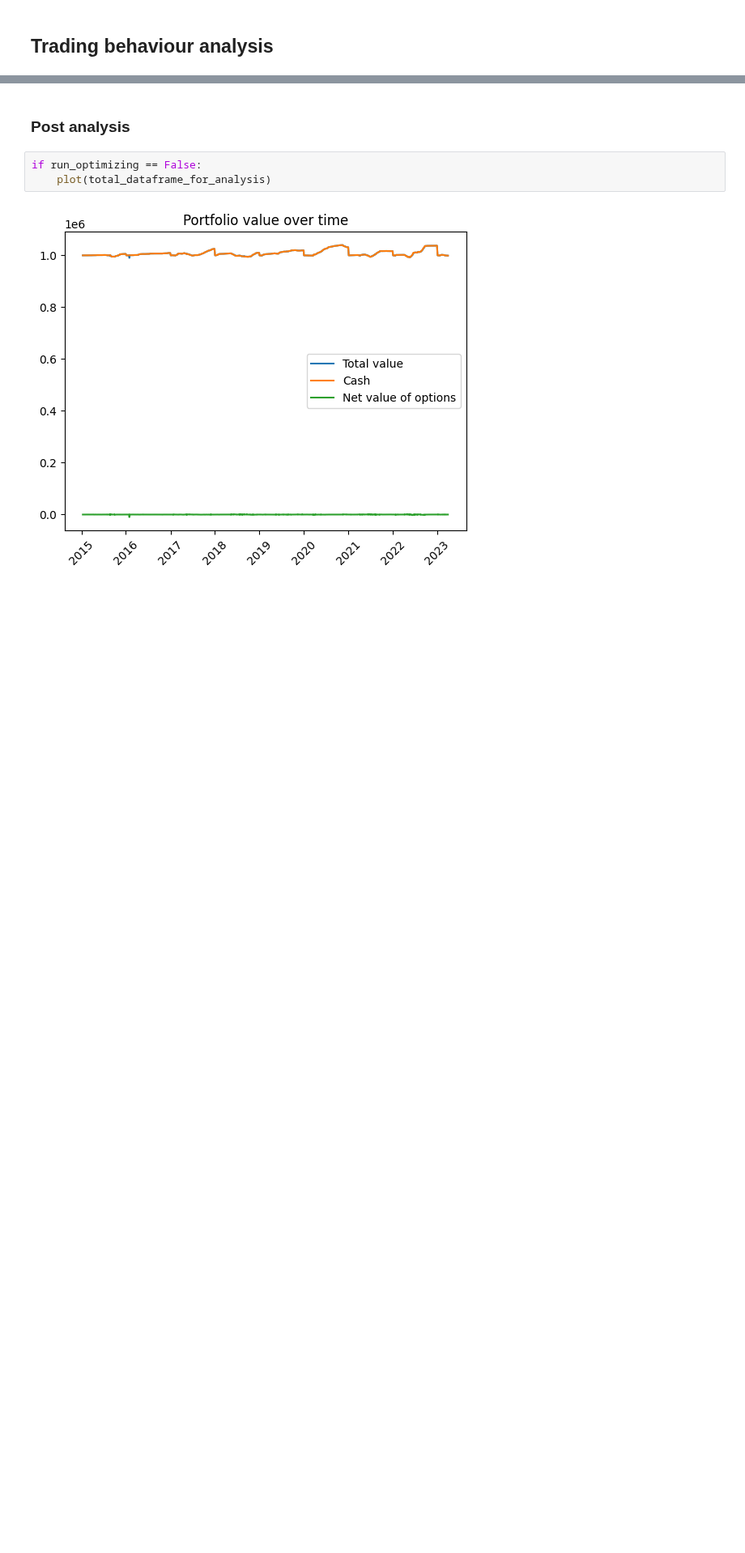
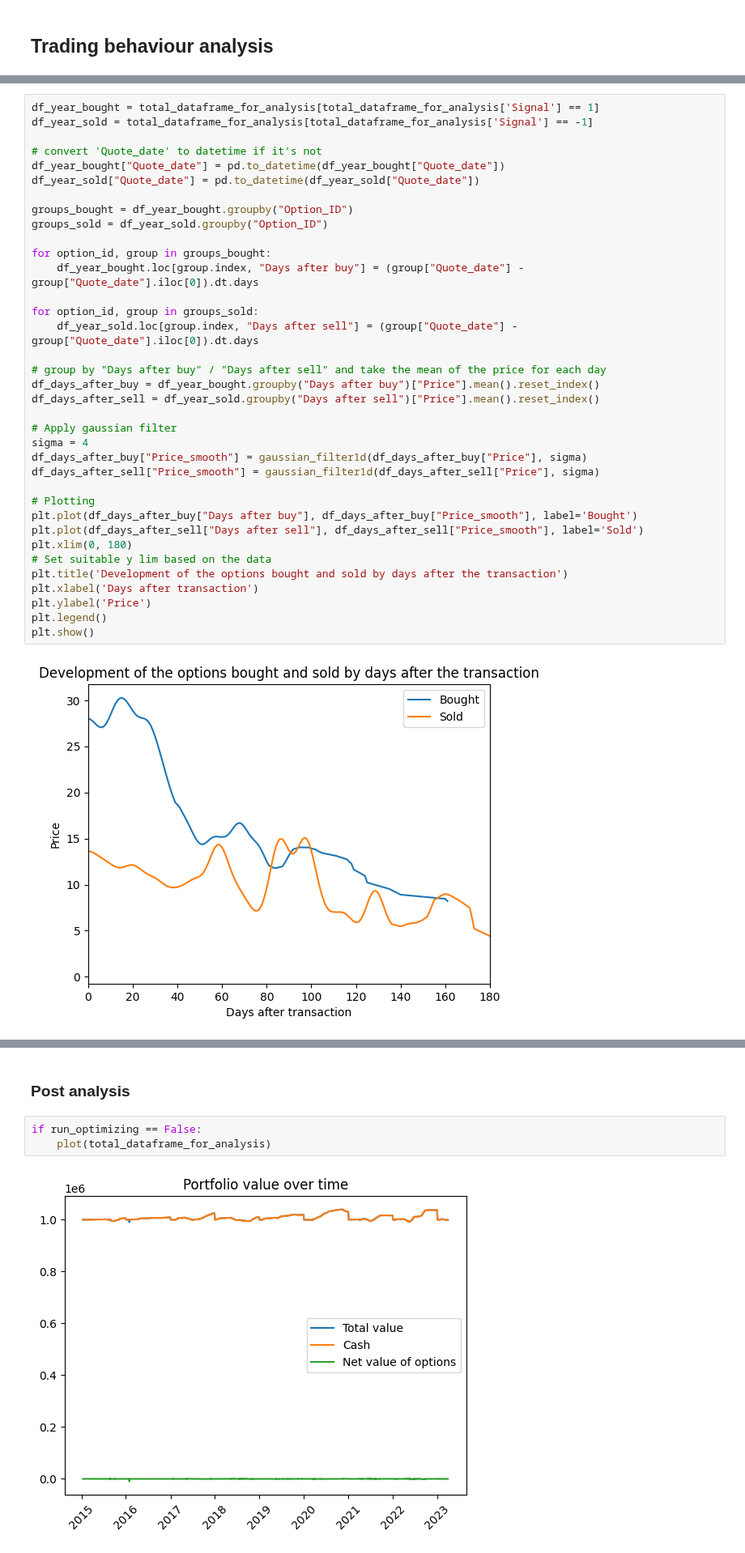
Before and after one commit to erlend-rygg/deep-learning-for-option-pricing, a Jupyter notebook: results_analysis/backtesting/backtesting_v14 - stop loss.ipynb, the cells around one changed output, grey strips where cells are left out. Shown at 81% size. Drawn from its saved outputs; the diff is of its cells as text; blank space fills up the shorter version.

```diff
--- a/results_analysis/backtesting/backtesting_v14 - stop loss.ipynb
+++ b/results_analysis/backtesting/backtesting_v14 - stop loss.ipynb
@@ -548,3 +548,41 @@ plt.show()
+# %%
+df_year_bought = total_dataframe_for_analysis[total_dataframe_for_analysis['Signal'] == 1]
+df_year_sold = total_dataframe_for_analysis[total_dataframe_for_analysis['Signal'] == -1]
+
+# convert 'Quote_date' to datetime if it's not
+df_year_bought["Quote_date"] = pd.to_datetime(df_year_bought["Quote_date"])
+df_year_sold["Quote_date"] = pd.to_datetime(df_year_sold["Quote_date"])
+
+groups_bought = df_year_bought.groupby("Option_ID")
+groups_sold = df_year_sold.groupby("Option_ID")
+
+for option_id, group in groups_bought:
+    df_year_bought.loc[group.index, "Days after buy"] = (group["Quote_date"] - group["Quote_date"].iloc[0]).dt.days
+
+for option_id, group in groups_sold:
+    df_year_sold.loc[group.index, "Days after sell"] = (group["Quote_date"] - group["Quote_date"].iloc[0]).dt.days
+
+# group by "Days after buy" / "Days after sell" and take the mean of the price for each day
+df_days_after_buy = df_year_bought.groupby("Days after buy")["Price"].mean().reset_index()
+df_days_after_sell = df_year_sold.groupby("Days after sell")["Price"].mean().reset_index()
+
+# Apply gaussian filter
+sigma = 4
+df_days_after_buy["Price_smooth"] = gaussian_filter1d(df_days_after_buy["Price"], sigma)
+df_days_after_sell["Price_smooth"] = gaussian_filter1d(df_days_after_sell["Price"], sigma)
+
+# Plotting
+plt.plot(df_days_after_buy["Days after buy"], df_days_after_buy["Price_smooth"], label='Bought')
+plt.plot(df_days_after_sell["Days after sell"], df_days_after_sell["Price_smooth"], label='Sold')
+plt.xlim(0, 180)
+# Set suitable y lim based on the data
+plt.title('Development of the options bought and sold by days after the transaction')
+plt.xlabel('Days after transaction')
+plt.ylabel('Price')
+plt.legend()
+plt.show()
+# %% [output]
+[figure, added]
 # %%
 # Make 2d scatter plot of the options bought by TTM and moneyness
 df_year_bought_sample = df_year_bought.sample(5000)
```
Also changed, not shown: parts of 9 cells of this notebook.
